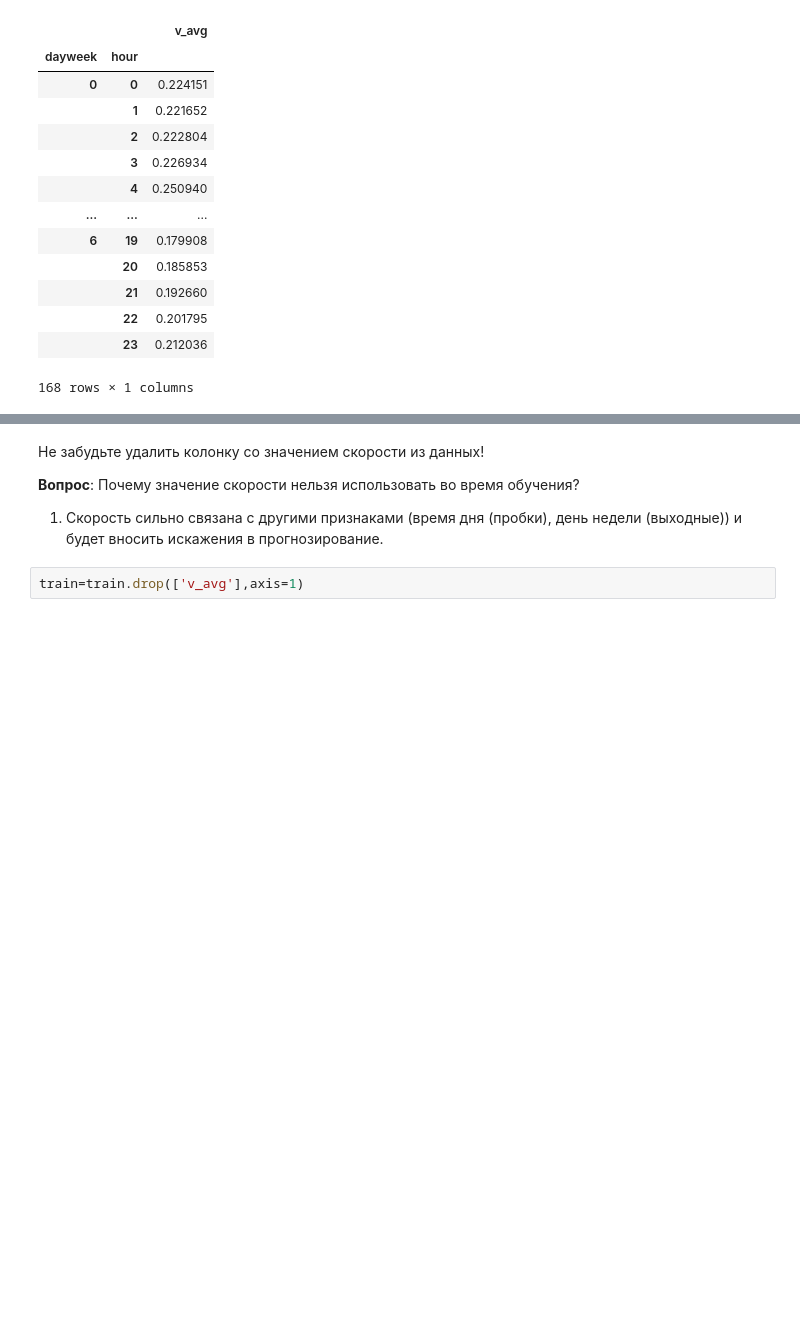
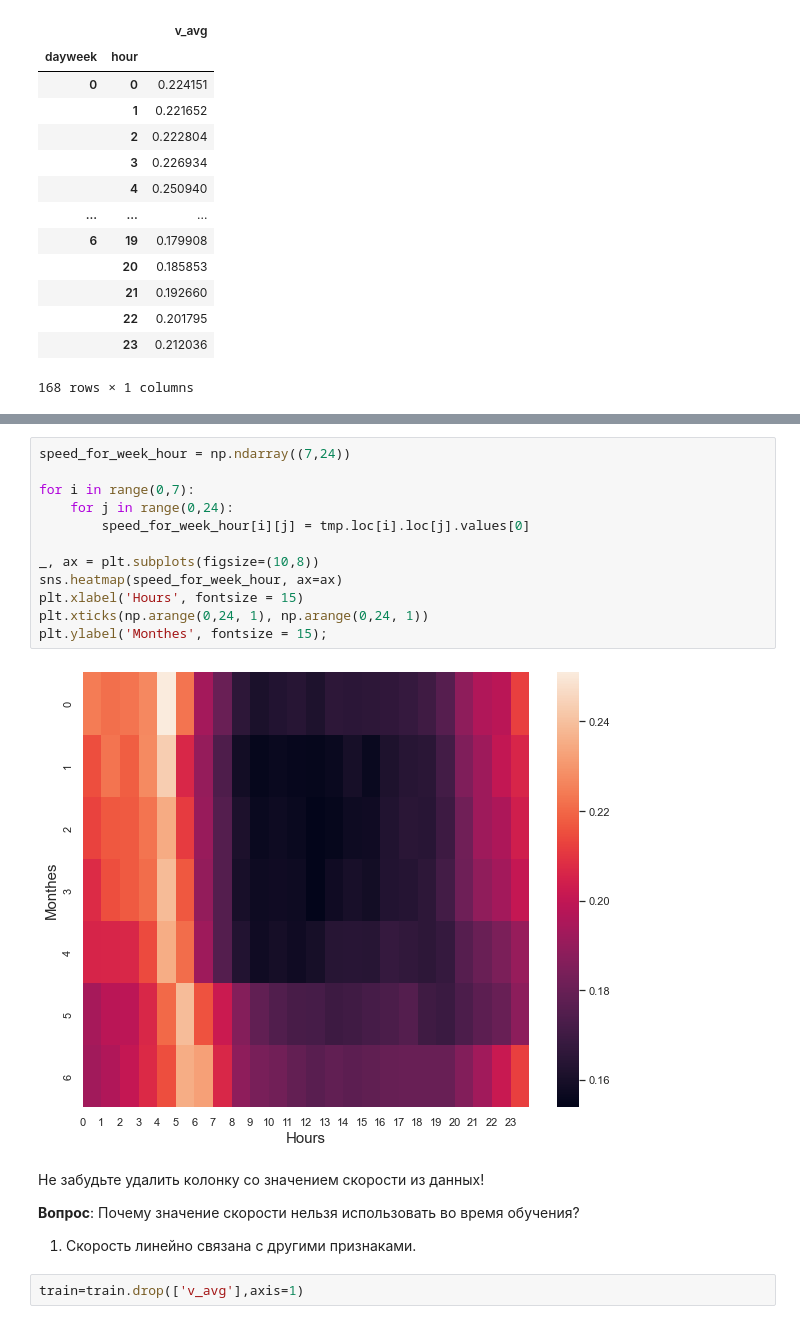
Before and after one commit to DataStas/cv_StanislavS, a Jupyter notebook: taxi/taxi.ipynb, the cells around one changed output, grey strips where cells are left out. Saved outputs shown, nothing was run; the diff lists cells and outputs as text; blank space fills up the shorter version.

```diff
--- a/taxi/taxi.ipynb
+++ b/taxi/taxi.ipynb
@@ -515,8 +533,22 @@ tmp
+# %%
+speed_for_week_hour = np.ndarray((7,24))
+
+for i in range(0,7):
+    for j in range(0,24):
+        speed_for_week_hour[i][j] = tmp.loc[i].loc[j].values[0]
+
+_, ax = plt.subplots(figsize=(10,8))
+sns.heatmap(speed_for_week_hour, ax=ax)
+plt.xlabel('Hours', fontsize = 15)
+plt.xticks(np.arange(0,24, 1), np.arange(0,24, 1))
+plt.ylabel('Monthes', fontsize = 15);
+# %% [output]
+[figure, added]
 # %% [markdown]
 Не забудьте удалить колонку со значением скорости из данных!
 
 **Вопрос**: Почему значение скорости нельзя использовать во время обучения?
-1. Скорость сильно связана с другими признаками (время дня (пробки), день недели (выходные)) и будет вносить искажения в прогнозирование.
+1. Скорость линейно связана с другими признаками.
 # %%
 train=train.drop(['v_avg'],axis=1)
 # %% [markdown]
```
Also changed, not shown: parts of 43 cells of this notebook, 1 other file.
